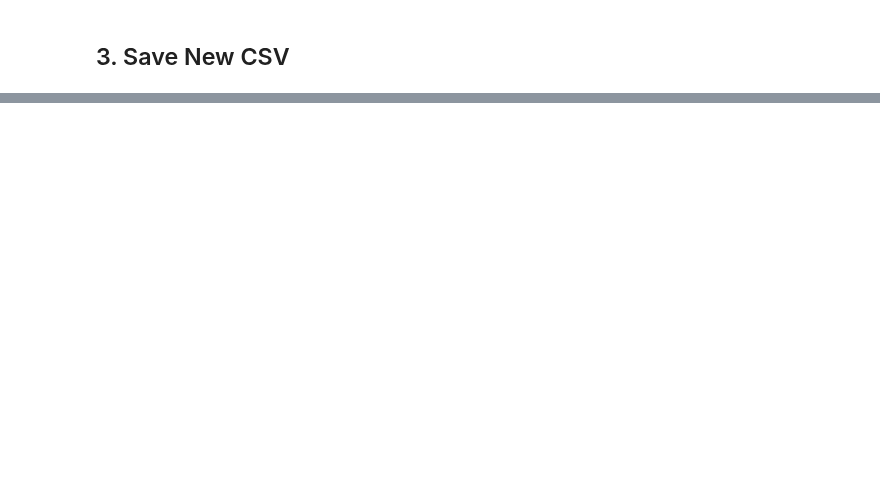
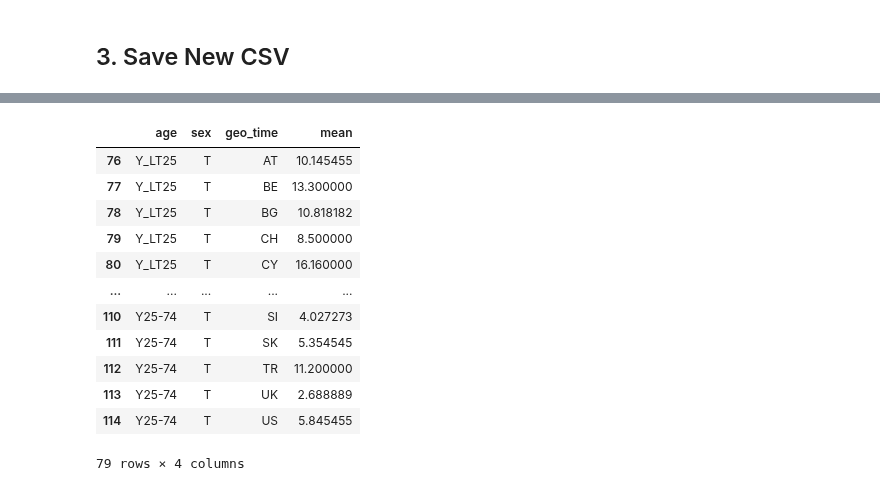
Before and after one commit to Malonk/unemployment_stats, a Jupyter notebook: notebooks/merge_teilm021_022.ipynb, the cells around one changed output, grey strips where cells are left out. Saved outputs shown, nothing was run; the diff lists cells and outputs as text; code cells hidden in the pictures; blank space fills up the shorter version.

```diff
--- a/notebooks/merge_teilm021_022.ipynb
+++ b/notebooks/merge_teilm021_022.ipynb
@@ -55,0 +90,17 @@ teilm021_022_concat.to_csv('../data/cleaned/teilm021_022_concat.csv')
+# %%
+teilm021_022_concat_3 = teilm021_022_concat_2[teilm021_022_concat_2['sex'] == 'T']
+teilm021_022_concat_3
+# %% [output]
+|  | age | sex | geo_time | mean |
+| 76 | Y_LT25 | T | AT | 10.145455 |
+| 77 | Y_LT25 | T | BE | 13.300000 |
+| 78 | Y_LT25 | T | BG | 10.818182 |
+| 79 | Y_LT25 | T | CH | 8.500000 |
+| 80 | Y_LT25 | T | CY | 16.160000 |
+| ... | ... | ... | ... | ... |
+| 110 | Y25-74 | T | SI | 4.027273 |
+| 111 | Y25-74 | T | SK | 5.354545 |
+| 112 | Y25-74 | T | TR | 11.200000 |
+| 113 | Y25-74 | T | UK | 2.688889 |
+| 114 | Y25-74 | T | US | 5.845455 |
+79 rows × 4 columns
```
Also changed, not shown: parts of 8 cells of this notebook, 3 other files.
